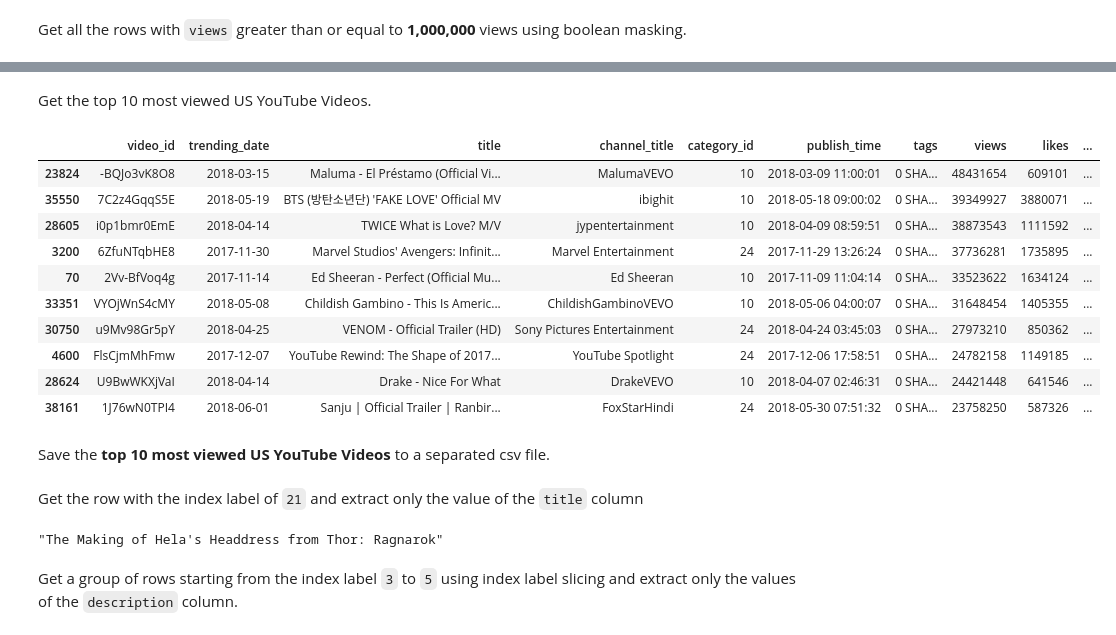
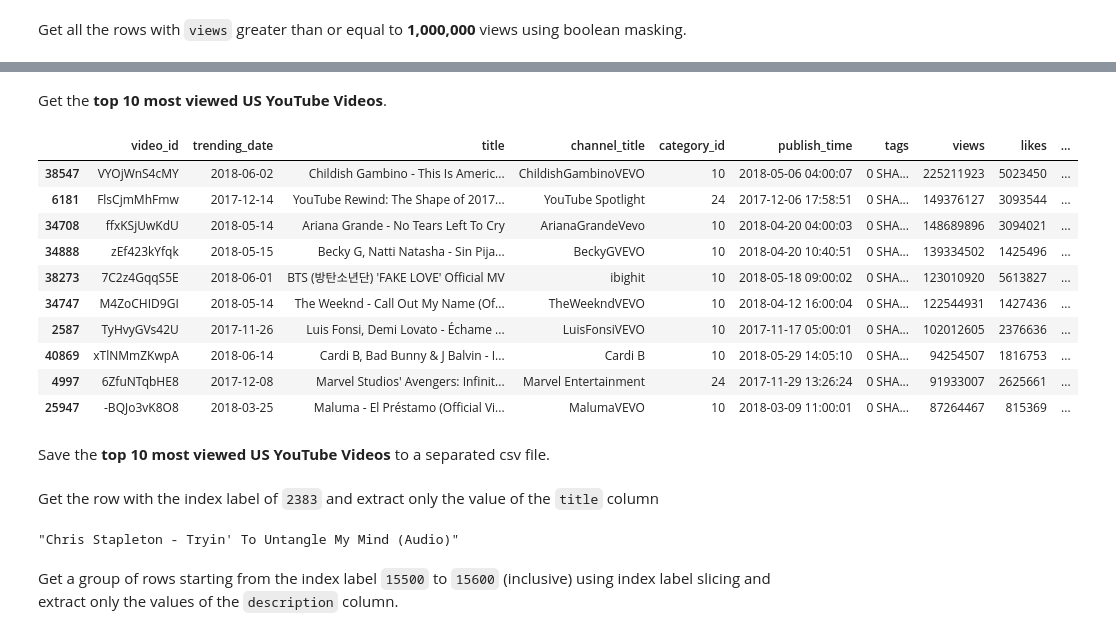
Before and after one commit to christiane-bacani/applied-data-science, a Jupyter notebook: mini-projects/pandas_loc-iloc/notebooks/pandas_loc-iloc.ipynb, the cells around one changed output, grey strips where cells are left out. Saved outputs shown, nothing was run; the diff lists cells and outputs as text; code cells hidden in the pictures.

```diff
--- a/mini-projects/pandas_loc-iloc/notebooks/pandas_loc-iloc.ipynb
+++ b/mini-projects/pandas_loc-iloc/notebooks/pandas_loc-iloc.ipynb
@@ -231,24 +245,24 @@ display(high_viewed_USvideos)
 # %% [markdown]
-Get the top 10 most viewed US YouTube Videos.
+Get the **top 10 most viewed US YouTube Videos**.
 # %%
-# Sort the row based on most views.
+# Sort the row based on highest to lowest views
 highest_viewed_USvideos = high_viewed_USvideos.sort_values(by="views", ascending=False)
+top_10_highest_viewed_USvideos = highest_viewed_USvideos[:10]
 
-# Drop duplicate `video_id` column and get only the first 10 rows
-top_10_highest_viewed_USvideos = highest_viewed_USvideos.drop_duplicates(subset=["video_id"], keep="last")[:10]
+top_10_highest_viewed_USvideos.to_csv("../outputs/top_10_highest_viewed_USvideos.csv", index=False)
 display(top_10_highest_viewed_USvideos)
 # %% [output]
 |  | video_id | trending_date | title | channel_title | category_id | publish_time | tags | views | likes | ... |
-| 23824 | -BQJo3vK8O8 | 2018-03-15 | Maluma - El Préstamo (Official Vi... | MalumaVEVO | 10 | 2018-03-09 11:00:01 | 0 SHA... | 48431654 | 609101 | ... |
-| 35550 | 7C2z4GqqS5E | 2018-05-19 | BTS (방탄소년단) 'FAKE LOVE' Official MV | ibighit | 10 | 2018-05-18 09:00:02 | 0 SHA... | 39349927 | 3880071 | ... |
-| 28605 | i0p1bmr0EmE | 2018-04-14 | TWICE What is Love? M/V | jypentertainment | 10 | 2018-04-09 08:59:51 | 0 SHA... | 38873543 | 1111592 | ... |
-| 3200 | 6ZfuNTqbHE8 | 2017-11-30 | Marvel Studios' Avengers: Infinit... | Marvel Entertainment | 24 | 2017-11-29 13:26:24 | 0 SHA... | 37736281 | 1735895 | ... |
-| 70 | 2Vv-BfVoq4g | 2017-11-14 | Ed Sheeran - Perfect (Official Mu... | Ed Sheeran | 10 | 2017-11-09 11:04:14 | 0 SHA... | 33523622 | 1634124 | ... |
-| 33351 | VYOjWnS4cMY | 2018-05-08 | Childish Gambino - This Is Americ... | ChildishGambinoVEVO | 10 | 2018-05-06 04:00:07 | 0 SHA... | 31648454 | 1405355 | ... |
-| 30750 | u9Mv98Gr5pY | 2018-04-25 | VENOM - Official Trailer (HD) | Sony Pictures Entertainment | 24 | 2018-04-24 03:45:03 | 0 SHA... | 27973210 | 850362 | ... |
-| 4600 | FlsCjmMhFmw | 2017-12-07 | YouTube Rewind: The Shape of 2017... | YouTube Spotlight | 24 | 2017-12-06 17:58:51 | 0 SHA... | 24782158 | 1149185 | ... |
-| 28624 | U9BwWKXjVaI | 2018-04-14 | Drake - Nice For What | DrakeVEVO | 10 | 2018-04-07 02:46:31 | 0 SHA... | 24421448 | 641546 | ... |
-| 38161 | 1J76wN0TPI4 | 2018-06-01 | Sanju | Official Trailer | Ranbir... | FoxStarHindi | 24 | 2018-05-30 07:51:32 | 0 SHA... | 23758250 | 587326 | ... |
+| 38547 | VYOjWnS4cMY | 2018-06-02 | Childish Gambino - This Is Americ... | ChildishGambinoVEVO | 10 | 2018-05-06 04:00:07 | 0 SHA... | 225211923 | 5023450 | ... |
+| 6181 | FlsCjmMhFmw | 2017-12-14 | YouTube Rewind: The Shape of 2017... | YouTube Spotlight | 24 | 2017-12-06 17:58:51 | 0 SHA... | 149376127 | 3093544 | ... |
+| 34708 | ffxKSjUwKdU | 2018-05-14 | Ariana Grande - No Tears Left To Cry | ArianaGrandeVevo | 10 | 2018-04-20 04:00:03 | 0 SHA... | 148689896 | 3094021 | ... |
+| 34888 | zEf423kYfqk | 2018-05-15 | Becky G, Natti Natasha - Sin Pija... | BeckyGVEVO | 10 | 2018-04-20 10:40:51 | 0 SHA... | 139334502 | 1425496 | ... |
+| 38273 | 7C2z4GqqS5E | 2018-06-01 | BTS (방탄소년단) 'FAKE LOVE' Official MV | ibighit | 10 | 2018-05-18 09:00:02 | 0 SHA... | 123010920 | 5613827 | ... |
+| 34747 | M4ZoCHID9GI | 2018-05-14 | The Weeknd - Call Out My Name (Of... | TheWeekndVEVO | 10 | 2018-04-12 16:00:04 | 0 SHA... | 122544931 | 1427436 | ... |
+| 2587 | TyHvyGVs42U | 2017-11-26 | Luis Fonsi, Demi Lovato - Échame ... | LuisFonsiVEVO | 10 | 2017-11-17 05:00:01 | 0 SHA... | 102012605 | 2376636 | ... |
+| 40869 | xTlNMmZKwpA | 2018-06-14 | Cardi B, Bad Bunny & J Balvin - I... | Cardi B | 10 | 2018-05-29 14:05:10 | 0 SHA... | 94254507 | 1816753 | ... |
+| 4997 | 6ZfuNTqbHE8 | 2017-12-08 | Marvel Studios' Avengers: Infinit... | Marvel Entertainment | 24 | 2017-11-29 13:26:24 | 0 SHA... | 91933007 | 2625661 | ... |
+| 25947 | -BQJo3vK8O8 | 2018-03-25 | Maluma - El Préstamo (Official Vi... | MalumaVEVO | 10 | 2018-03-09 11:00:01 | 0 SHA... | 87264467 | 815369 | ... |
 # %% [markdown]
 Save the **top 10 most viewed US YouTube Videos** to a separated csv file.
 # %%
@@ -256,11 +269,10 @@ Save the **top 10 most viewed US YouTube Videos** to a separated csv file.
 top_10_highest_viewed_USvideos.to_csv("../outputs/top_10_highest_viewed_USvideos.csv", index=False)
 # %% [markdown]
-Get the row with the index label of `21` and extract only the value of the `title` column
+Get the row with the index label of `2383` and extract only the value of the `title` column
 # %%
-# Index label 21
-display(USvideos.loc[21, "title"])
+display(USvideos.loc[2383, "title"])
 # %% [output]
-"The Making of Hela's Headdress from Thor: Ragnarok"
+"Chris Stapleton - Tryin' To Untangle My Mind (Audio)"
 # %% [markdown]
-Get a group of rows starting from the index label `3` to `5` using index label slicing and extract only the values of the `description` column.
+Get a group of rows starting from the index label `15500` to `15600` (inclusive) using index label slicing and extract only the values of the `description` column.
 # %%
```
Also changed, not shown: parts of 19 cells of this notebook.
